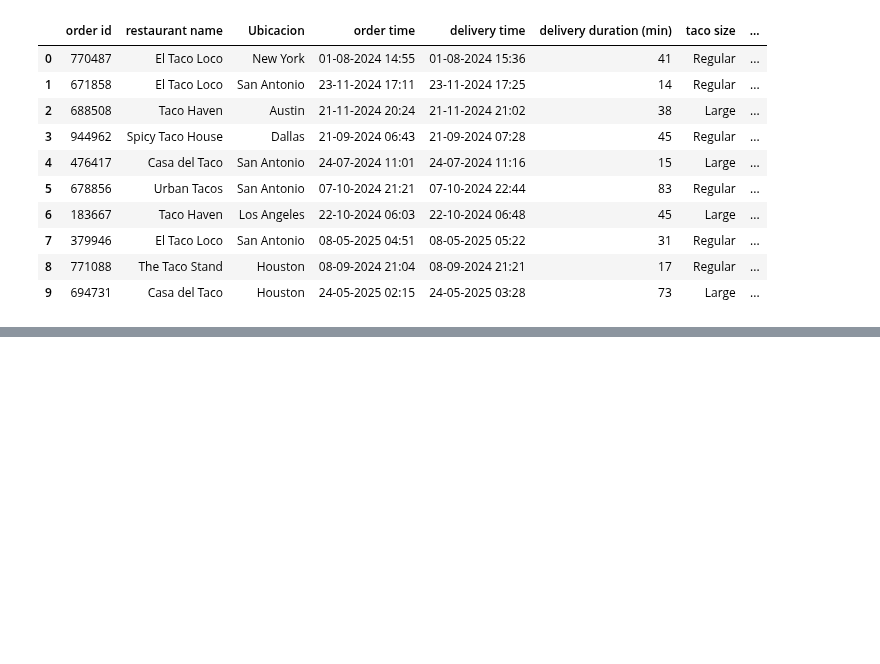
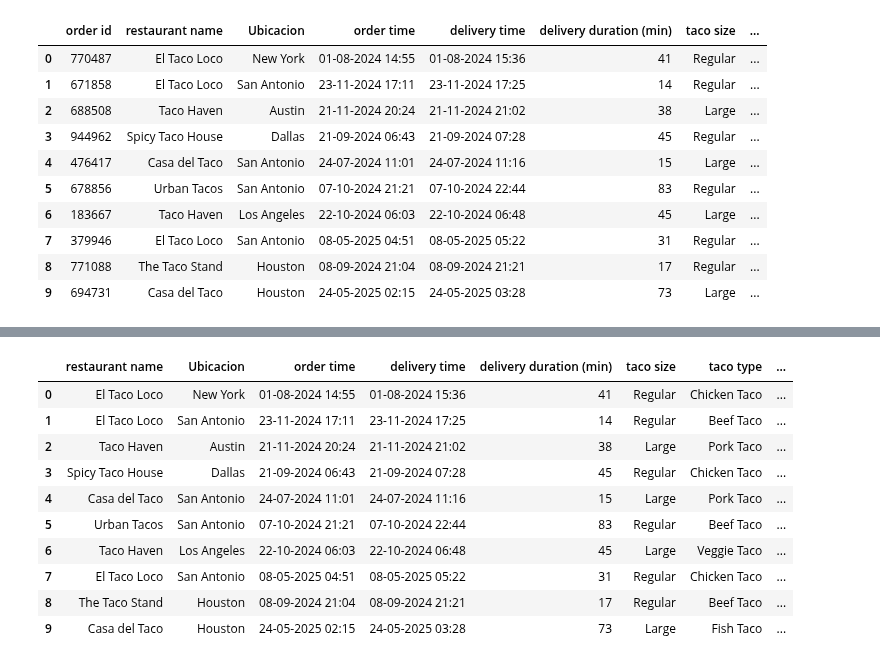
Before and after one commit to buitrekommando/mineriaAIEP_02, a Jupyter notebook: notebooks/LimpiezaDeDatos(Marcos).ipynb, the cells around one changed output, grey strips where cells are left out. Drawn from its saved outputs; the diff is of its cells as text; code cells hidden in the pictures; blank space fills up the shorter version.

```diff
--- a/notebooks/LimpiezaDeDatos(Marcos).ipynb
+++ b/notebooks/LimpiezaDeDatos(Marcos).ipynb
@@ -179,0 +190,5 @@ df.head(10)
+# %%
+df["order time"] = df["order time"].astype(str)
+# %%
+df[["order date", "order clock time"]] = df["order time"].str.split(" ", expand=True)
+df.head(10)
@@ -179,0 +207,3 @@ df.head(10)
+# %%
+df["order date"] = pd.to_datetime(df["order date"], format="%d-%m-%Y")
+df["order date"].head(10)
@@ -179,0 +222,8 @@ df.head(10)
+# %%
+# Separar horas y minutos
+df[["hour", "minute"]] = df["order clock time"].str.split(":", expand=True).astype(int)
+
+
+
+
+df.head(5)
@@ -179,0 +237,15 @@ df.head(10)
+# %%
+df.drop(columns=["order id"], inplace=True)
+df.head(10)
+# %% [output]
+|  | restaurant name | Ubicacion | order time | delivery time | delivery duration (min) | taco size | taco type | ... |
+| 0 | El Taco Loco | New York | 01-08-2024 14:55 | 01-08-2024 15:36 | 41 | Regular | Chicken Taco | ... |
+| 1 | El Taco Loco | San Antonio | 23-11-2024 17:11 | 23-11-2024 17:25 | 14 | Regular | Beef Taco | ... |
+| 2 | Taco Haven | Austin | 21-11-2024 20:24 | 21-11-2024 21:02 | 38 | Large | Pork Taco | ... |
+| 3 | Spicy Taco House | Dallas | 21-09-2024 06:43 | 21-09-2024 07:28 | 45 | Regular | Chicken Taco | ... |
+| 4 | Casa del Taco | San Antonio | 24-07-2024 11:01 | 24-07-2024 11:16 | 15 | Large | Pork Taco | ... |
+| 5 | Urban Tacos | San Antonio | 07-10-2024 21:21 | 07-10-2024 22:44 | 83 | Regular | Beef Taco | ... |
+| 6 | Taco Haven | Los Angeles | 22-10-2024 06:03 | 22-10-2024 06:48 | 45 | Large | Veggie Taco | ... |
+| 7 | El Taco Loco | San Antonio | 08-05-2025 04:51 | 08-05-2025 05:22 | 31 | Regular | Chicken Taco | ... |
+| 8 | The Taco Stand | Houston | 08-09-2024 21:04 | 08-09-2024 21:21 | 17 | Regular | Beef Taco | ... |
+| 9 | Casa del Taco | Houston | 24-05-2025 02:15 | 24-05-2025 03:28 | 73 | Large | Fish Taco | ... |
```
Also changed, not shown: parts of 6 cells of this notebook.
